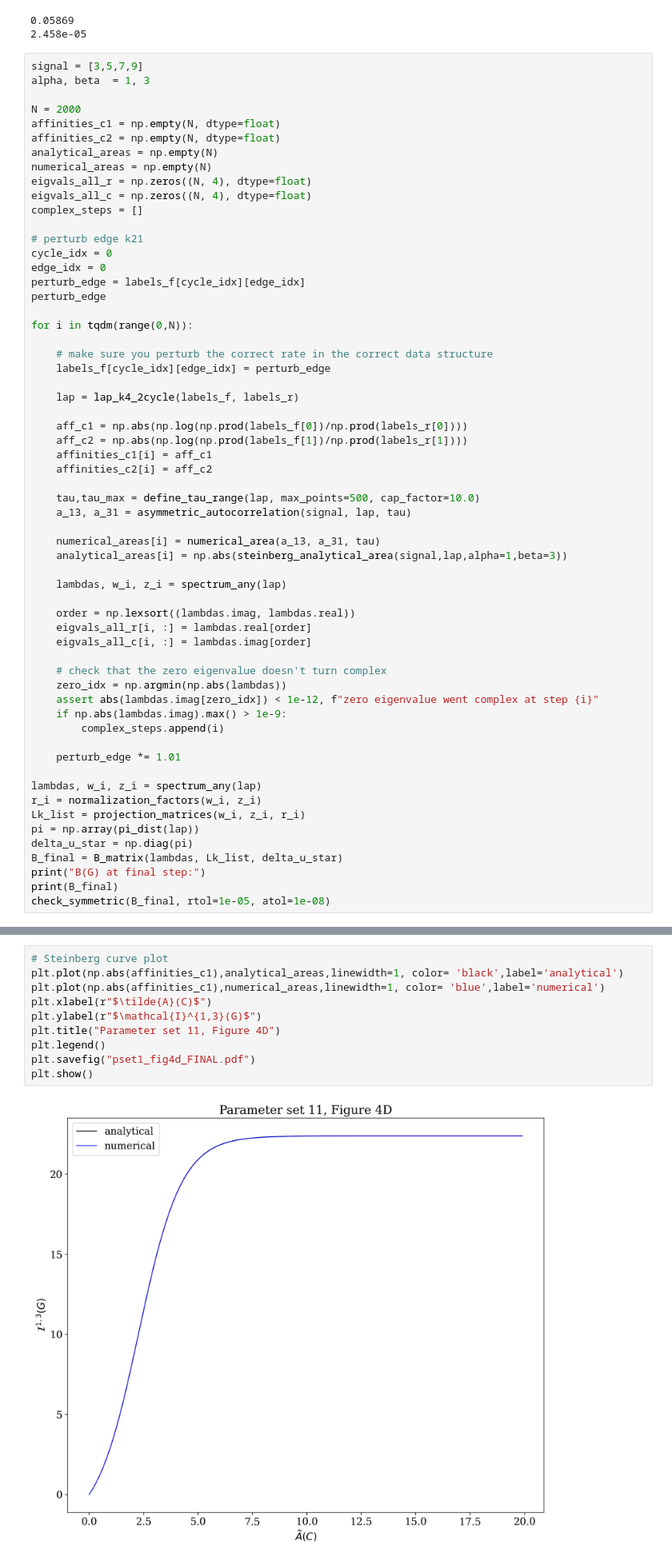
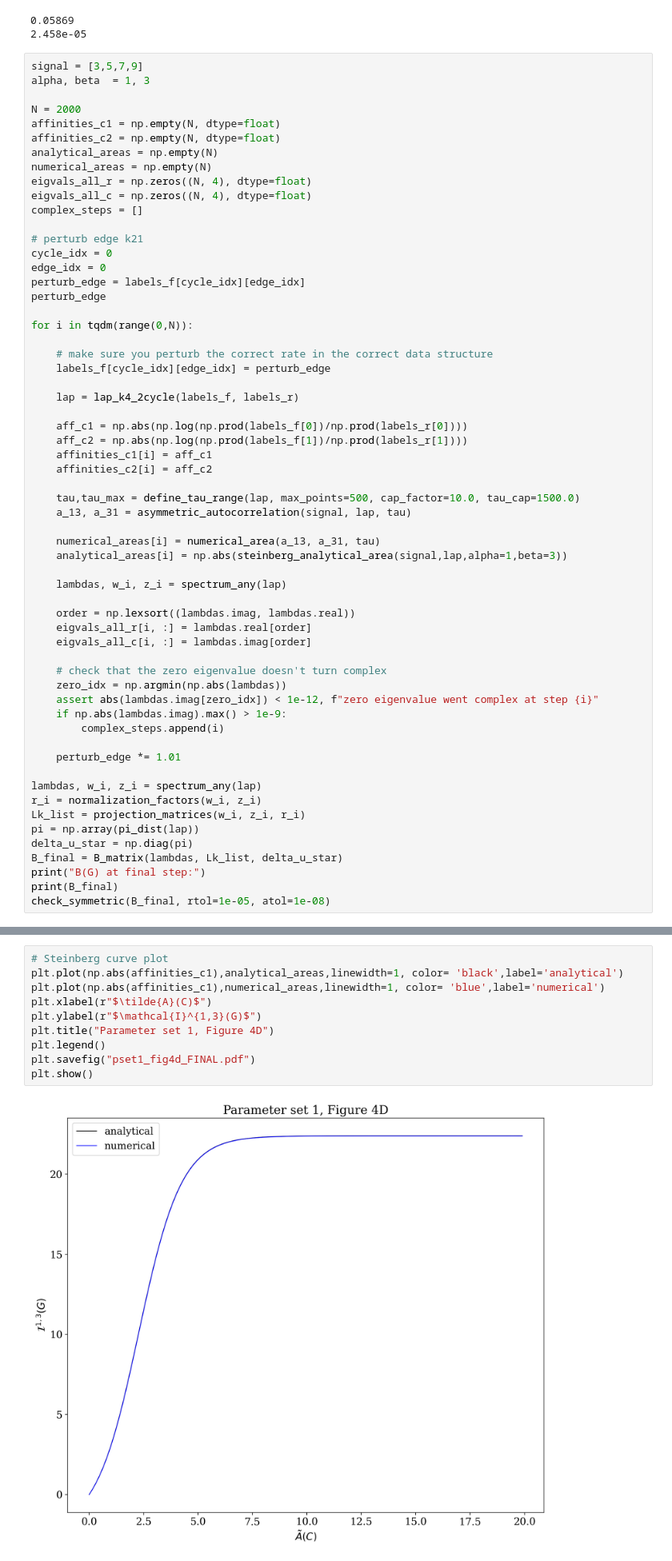
Before and after one commit to sjhaque14/steinberg-signature, a Jupyter notebook: k4'_analytical.ipynb, the cells around one changed output, grey strips where cells are left out. Shown at 80% size. Cells and saved outputs as stored; diff of their text form.

```diff
--- a/k4'_analytical.ipynb
+++ b/k4'_analytical.ipynb
@@ -289,7 +289,7 @@ for i in tqdm(range(0,N)):
     affinities_c1[i] = aff_c1
     affinities_c2[i] = aff_c2
 
-    tau,tau_max = define_tau_range(lap, max_points=500, cap_factor=10.0)
+    tau,tau_max = define_tau_range(lap, max_points=500, cap_factor=10.0, tau_cap=1500.0)
     a_13, a_31 = asymmetric_autocorrelation(signal, lap, tau)
 
     numerical_areas[i] = numerical_area(a_13, a_31, tau)
@@ -529,15 +332,15 @@ warning: tau_max 1163.5 exceeds cap 1000.0 (spectral gap 8.59e-03); integral wil
 # %%
 # Steinberg curve plot
 plt.plot(np.abs(affinities_c1),analytical_areas,linewidth=1, color= 'black',label='analytical')
 plt.plot(np.abs(affinities_c1),numerical_areas,linewidth=1, color= 'blue',label='numerical')
 plt.xlabel(r"$\tilde{A}(C)$")
 plt.ylabel(r"$\mathcal{I}^{1,3}(G)$")
-plt.title("Parameter set 11, Figure 4D")
+plt.title("Parameter set 1, Figure 4D")
 plt.legend()
 plt.savefig("pset1_fig4d_FINAL.pdf")
 plt.show()
 # %% [output]
-[figure, old version]
+[figure, new version]
 # %%
 # Eigenvalues plots
 plt.figure(figsize=(12,5))
```
Also changed, not shown: parts of 18 cells of this notebook, 16 other files.
